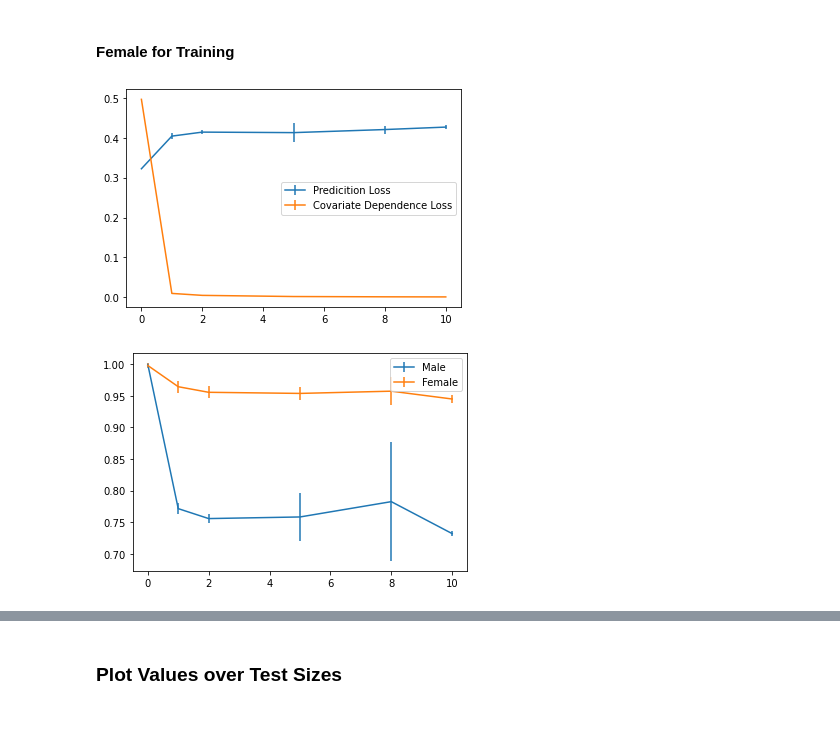
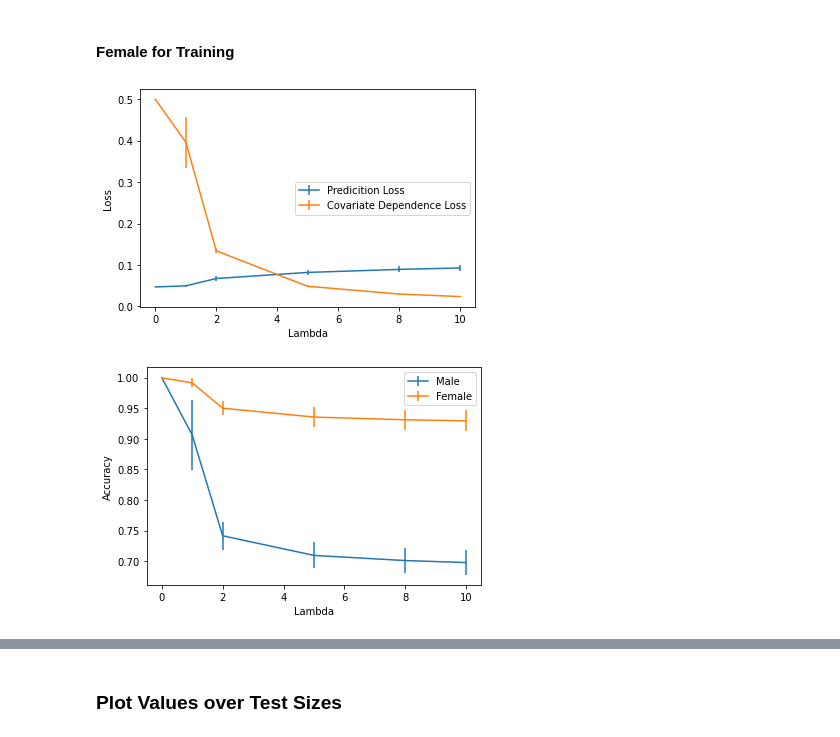
Before and after one commit to shuo-zhou/GSDA-Lateralization, a Jupyter notebook: Plot.ipynb, the cells around one changed output, grey strips where cells are left out. Cells and saved outputs as stored; diff of their text form; code cells hidden in the pictures.

```diff
--- a/Plot.ipynb
+++ b/Plot.ipynb
@@ -109,19 +109,22 @@ hsics = [0.0005, 0.4775, 2.0041, 3.0448, 3.5540, 3.8639]
 # %% [markdown]
 ### Load Results
 # %%
-df = pd.read_csv('/media/shuoz/MyDrive/HCP/BNA/Results/Rest1_LR_Half/normalize_train/results.csv')
+# df = pd.read_csv('/media/shuoz/MyDrive/HCP/BNA/Results/Rest1_LR_Half/normalize_train/results.csv')
 # df = pd.read_csv('/media/shuoz/MyDrive/HCP/BNA/Results/results.csv')
 # df = pd.read_csv('/media/shuoz/MyDrive/HCP/BNA/Results/no_normalize/results__.csv')
+df = pd.read_csv('/media/shuoz/MyDrive/HCP/BNA/Results/Sub_Half_Fisherz/results_sub_half_Fisherz_.csv')
 
 lambdas = np.unique(df['lambda'])
-test_sizes = np.unique(df['test_size'])
-col_names = df.columns[:4]
+# test_sizes = np.unique(df['test_size'])
+col_names = df.columns[:6]
 # %% [markdown]
 ### Plot Values over $\lambda$s
 # %% [markdown]
 #### Male used for training
 # %%
-sub_df = df[df['test_size'] == 0.2]
+# sub_df = df[df['test_size'] == 0.2]
+
+sub_df = df[df['train_gender'] == 0]
 
 res = dict()
 for key in col_names:
@@ -160,6 +206,9 @@ plt.show()
 #### Female for Training
 # %%
 res = dict()
+
+sub_df = df[df['train_gender'] == 1]
+
 for key in col_names:
     res['%s_mean' % key] = []
     res['%s_std' % key] = []
@@ -173,22 +222,26 @@ for lambda_ in lambdas:
 # %%
 fig = plt.figure()
 
 plt.errorbar(lambdas, res['pred_loss_mean'], yerr=res['pred_loss_std'], label='Predicition Loss')
 plt.errorbar(lambdas, res['code_loss_mean'], yerr=res['code_loss_std'], label='Covariate Dependence Loss')
 plt.legend(loc=5)
+plt.xlabel("Lambda")
+plt.ylabel("Loss")
 plt.savefig('loss_f.pdf', format='pdf', bbox_inches='tight')
 plt.savefig('loss_f.png', format='png', bbox_inches='tight')
 plt.show()
 # %% [output]
-[figure, old version]
+[figure, new version]
 # %%
 fig = plt.figure()
 
-plt.errorbar(lambdas, res['acc_without_mean'], yerr=res['acc_without_std'], label='Male')
-plt.errorbar(lambdas, res['acc_within_mean'], yerr=res['acc_within_std'], label='Female')
+plt.errorbar(lambdas, res['acc_oc_is_mean'], yerr=res['acc_oc_is_std'], label='Male')
+plt.errorbar(lambdas, res['acc_ic_is_mean'], yerr=res['acc_ic_is_std'], label='Female')
 plt.legend(loc=1)
+plt.xlabel("Lambda")
+plt.ylabel("Accuracy")
 plt.savefig('core_acc_f.pdf', format='pdf', bbox_inches='tight')
 plt.savefig('core_acc_f.png', format='png', bbox_inches='tight')
 plt.show()
 # %% [output]
-[figure, old version]
+[figure, new version]
```
Also changed, not shown: parts of 6 cells of this notebook, 7 other files.
